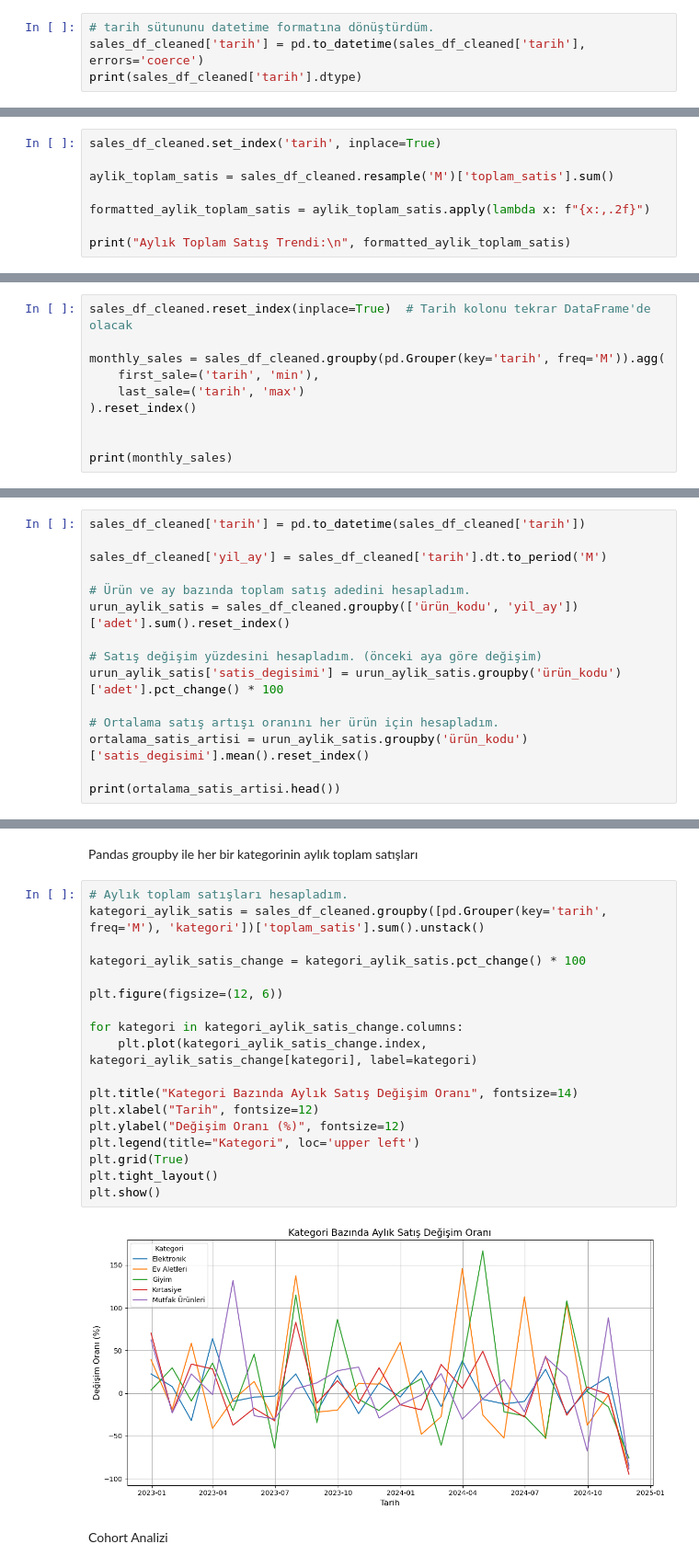
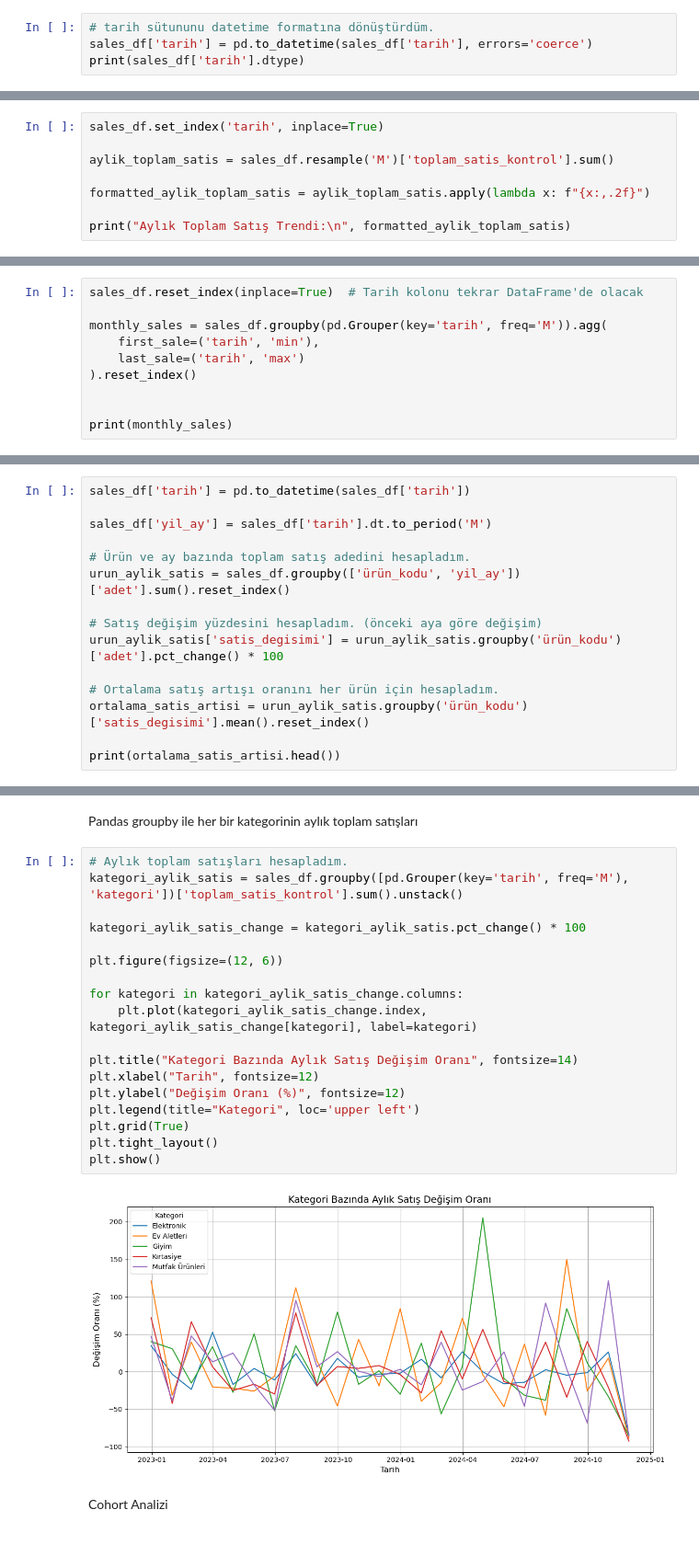
Before and after one commit to selvataas/Patika_NewMind_AI_Task, a Jupyter notebook: Veri_Analizi_ve_Manipulasyon.ipynb, the cells around one changed output, grey strips where cells are left out. Shown at 92% size. Drawn from its saved outputs; the diff is of its cells as text.

```diff
--- a/Veri_Analizi_ve_Manipulasyon.ipynb
+++ b/Veri_Analizi_ve_Manipulasyon.ipynb
@@ -315,7 +346,7 @@ Index(['Unnamed: 0', 'tarih', 'ürün_kodu', 'ürün_adi', 'kategori', 'fiyat',
       dtype='object')
 # %%
 # tarih sütununu datetime formatına dönüştürdüm.
-sales_df_cleaned['tarih'] = pd.to_datetime(sales_df_cleaned['tarih'], errors='coerce')
-print(sales_df_cleaned['tarih'].dtype)
+sales_df['tarih'] = pd.to_datetime(sales_df['tarih'], errors='coerce')
+print(sales_df['tarih'].dtype)
 # %% [output]
 datetime64[ns]
@@ -561,9 +602,9 @@ plt.show()
 # %% [markdown]
 Aylık Veri Oluşturma
 # %%
-sales_df_cleaned.set_index('tarih', inplace=True)
+sales_df.set_index('tarih', inplace=True)
 
-aylik_toplam_satis = sales_df_cleaned.resample('M')['toplam_satis'].sum()
+aylik_toplam_satis = sales_df.resample('M')['toplam_satis_kontrol'].sum()
 
 formatted_aylik_toplam_satis = aylik_toplam_satis.apply(lambda x: f"{x:,.2f}")
 
@@ -667,7 +708,7 @@ plt.show()
 # %%
-sales_df_cleaned.reset_index(inplace=True)  # Tarih kolonu tekrar DataFrame'de olacak
+sales_df.reset_index(inplace=True)  # Tarih kolonu tekrar DataFrame'de olacak
 
-monthly_sales = sales_df_cleaned.groupby(pd.Grouper(key='tarih', freq='M')).agg(
+monthly_sales = sales_df.groupby(pd.Grouper(key='tarih', freq='M')).agg(
     first_sale=('tarih', 'min'),
     last_sale=('tarih', 'max')
 ).reset_index()
@@ -953,12 +995,12 @@ Büyük Şehirlerin Durumu: İstanbul, İzmir, Antalya ve Ankara gibi büyük ş
 # %% [markdown]
 2. Satış verisinde her bir ürün için ortalama satış artışı oranı:
 # %%
-sales_df_cleaned['tarih'] = pd.to_datetime(sales_df_cleaned['tarih'])
+sales_df['tarih'] = pd.to_datetime(sales_df['tarih'])
 
-sales_df_cleaned['yil_ay'] = sales_df_cleaned['tarih'].dt.to_period('M')
+sales_df['yil_ay'] = sales_df['tarih'].dt.to_period('M')
 
 # Ürün ve ay bazında toplam satış adedini hesapladım.
-urun_aylik_satis = sales_df_cleaned.groupby(['ürün_kodu', 'yil_ay'])['adet'].sum().reset_index()
+urun_aylik_satis = sales_df.groupby(['ürün_kodu', 'yil_ay'])['adet'].sum().reset_index()
 
 # Satış değişim yüzdesini hesapladım. (önceki aya göre değişim)
 urun_aylik_satis['satis_degisimi'] = urun_aylik_satis.groupby('ürün_kodu')['adet'].pct_change() * 100
@@ -988,24 +1020,24 @@ See the caveats in the documentation: https://pandas.pydata.org/pandas-docs/stab
 Pandas groupby ile her bir kategorinin aylık toplam satışları
 # %%
 # Aylık toplam satışları hesapladım.
-kategori_aylik_satis = sales_df_cleaned.groupby([pd.Grouper(key='tarih', freq='M'), 'kategori'])['toplam_satis'].sum().unstack()
+kategori_aylik_satis = sales_df.groupby([pd.Grouper(key='tarih', freq='M'), 'kategori'])['toplam_satis_kontrol'].sum().unstack()
 
 kategori_aylik_satis_change = kategori_aylik_satis.pct_change() * 100
 
 plt.figure(figsize=(12, 6))
 
 for kategori in kategori_aylik_satis_change.columns:
     plt.plot(kategori_aylik_satis_change.index, kategori_aylik_satis_change[kategori], label=kategori)
 
 plt.title("Kategori Bazında Aylık Satış Değişim Oranı", fontsize=14)
 plt.xlabel("Tarih", fontsize=12)
 plt.ylabel("Değişim Oranı (%)", fontsize=12)
 plt.legend(title="Kategori", loc='upper left')
 plt.grid(True)
 plt.tight_layout()
 plt.show()
 # %% [output]
-[figure, old version]
+[figure, new version]
 # %% [markdown]
 Cohort Analizi
 # %%
```
Also changed, not shown: parts of 56 cells of this notebook.
